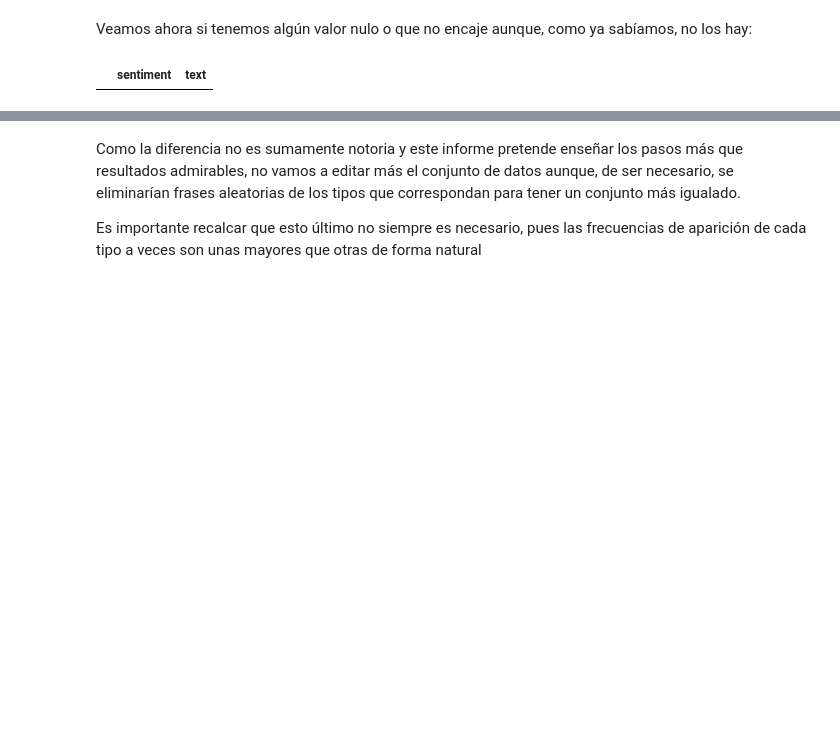
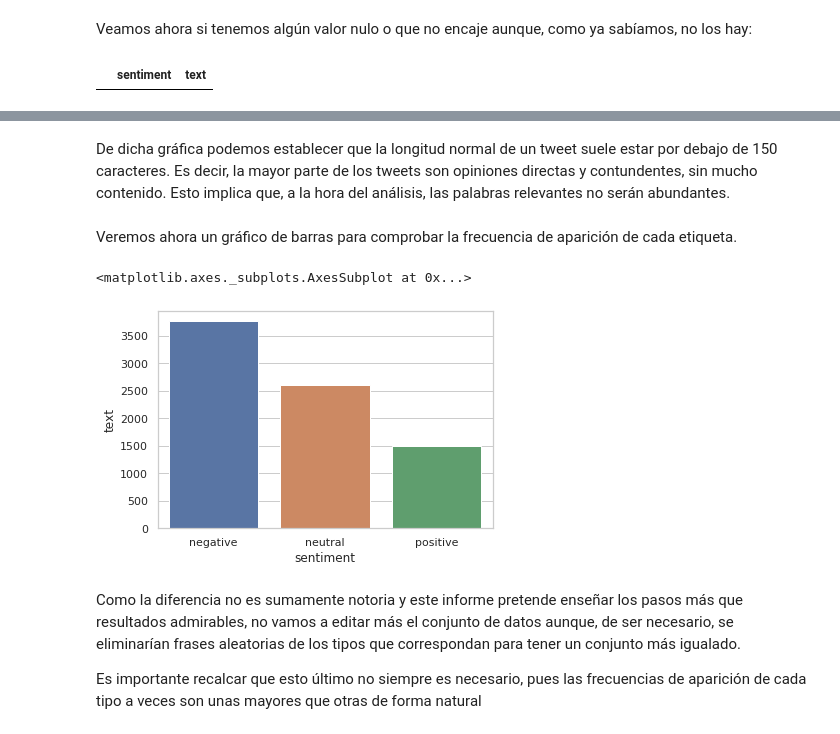
Before and after one commit to Alburrito/Simple_Sentiment_Analyzer-es-, a Jupyter notebook: Simple_Sentiment_Analyzer.ipynb, the cells around one changed output, grey strips where cells are left out. Cells and saved outputs as stored; diff of their text form; code cells hidden in the pictures; blank space fills up the shorter version.

```diff
--- a/Simple_Sentiment_Analyzer.ipynb
+++ b/Simple_Sentiment_Analyzer.ipynb
@@ -82,3 +96,13 @@ pd.value_counts(data['sentiment']).plot(kind = 'bar')
+# %% [markdown]
+De dicha gráfica podemos establecer que la longitud normal de un tweet suele estar por debajo de 150 caracteres. Es decir, la mayor parte de los tweets son opiniones directas y contundentes, sin mucho contenido. Esto implica que, a la hora del análisis, las palabras relevantes no serán abundantes.
+# %% [markdown]
+Veremos ahora un gráfico de barras para comprobar la frecuencia de aparición de cada etiqueta.
+# %%
+aux = data.groupby('sentiment').count()
+sns.barplot(data = aux, x = aux.index, y = 'text')
+# %% [output]
+<matplotlib.axes._subplots.AxesSubplot at 0x...>
+[figure, added]
 # %% [markdown]
 Como la diferencia no es sumamente notoria y este informe pretende enseñar los pasos más que resultados admirables, no vamos a editar más el conjunto de datos aunque, de ser necesario, se eliminarían frases aleatorias de los tipos que correspondan para tener un conjunto más igualado.
 
```
Also changed, not shown: parts of 113 cells of this notebook, 6 other files.
